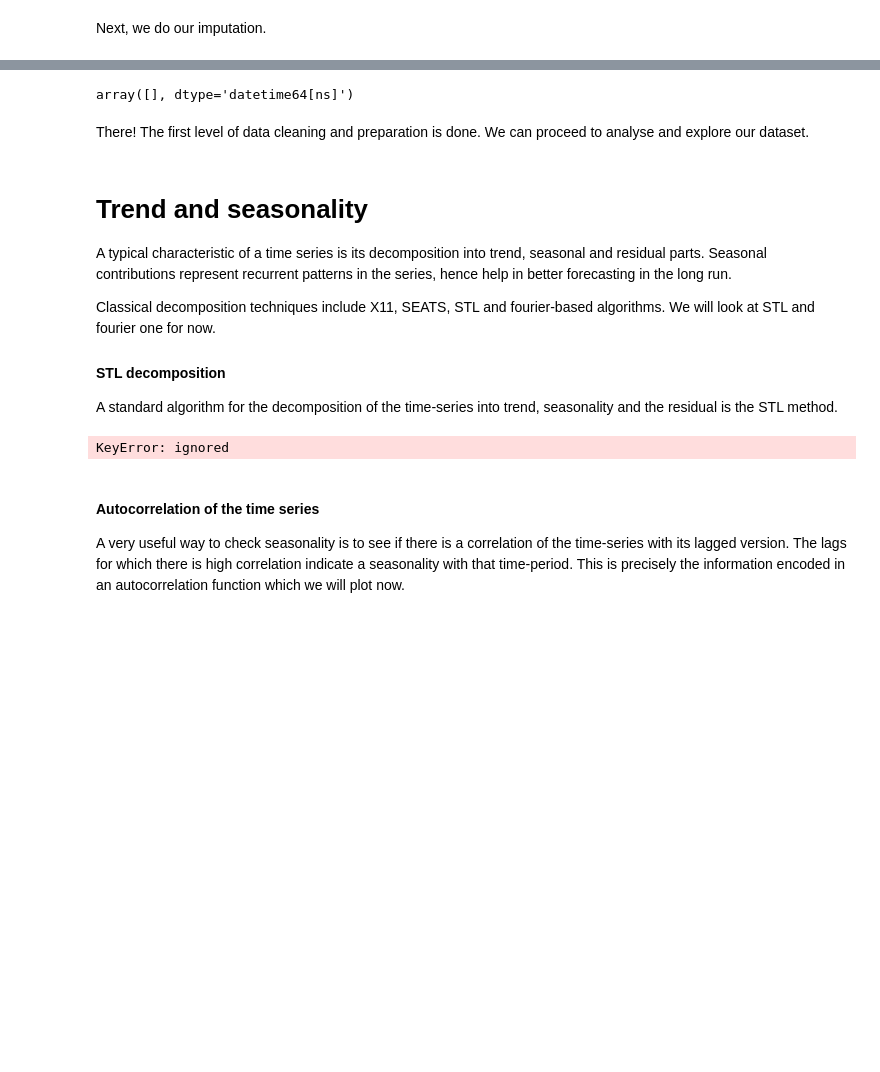
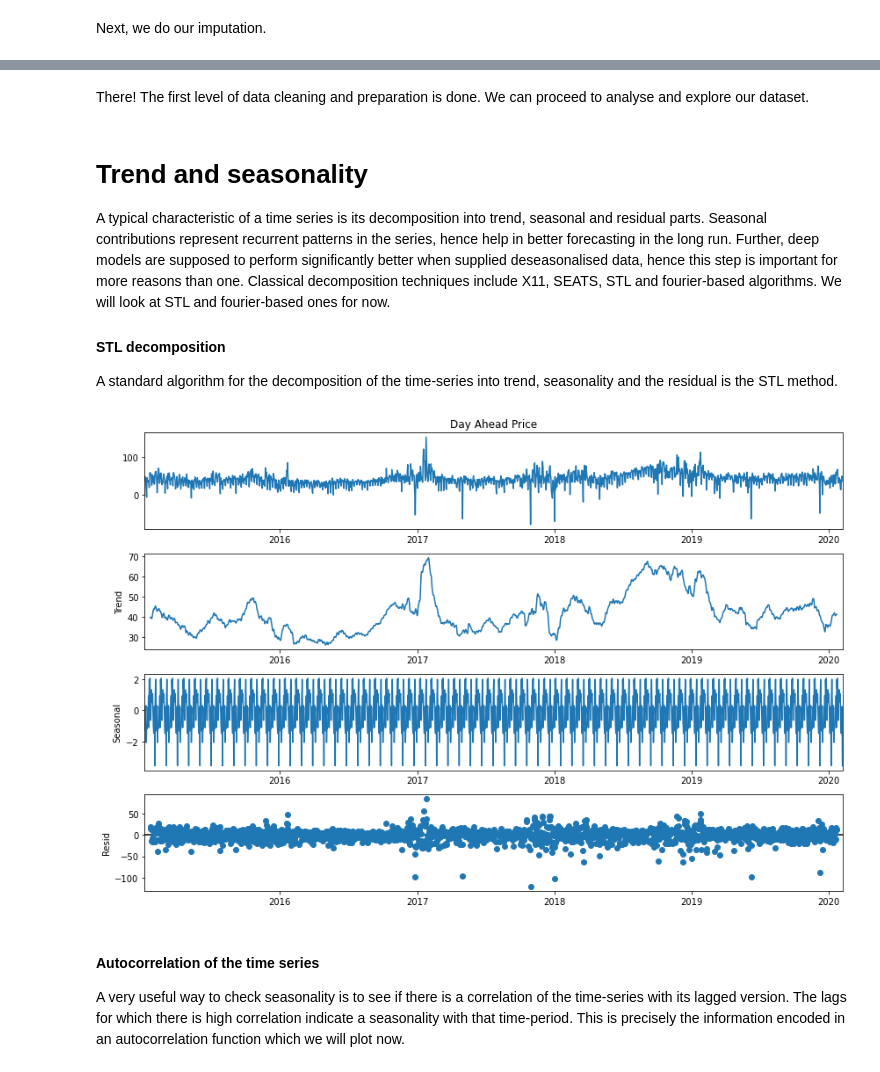
Before and after one commit to sandeshbhatjr/energy-prediction, a Jupyter notebook: docs/ep_cleandata.ipynb, the cells around one changed output, grey strips where cells are left out. Cells and saved outputs as stored; diff of their text form; code cells hidden in the pictures; blank space fills up the shorter version.

```diff
--- a/docs/ep_cleandata.ipynb
+++ b/docs/ep_cleandata.ipynb
@@ -211,10 +200,10 @@ def impute(df, col, verbose=True):
   imputed_df = df.copy(deep=True)
   for time in np.unique(df.index.time):
     if verbose:
-      print(time)
+      print("Imputation for time {}:".format(time))
     df_at_time = imputed_df[imputed_df.index.time == time]
-    missing_values_index_at_h = np.unique(df_at_time[df_at_time[col].isnull()].index.date).tolist()
-    for start, end in group_contiguous_points(missing_values_index_at_h):
+    missing_values_index_at_time = np.unique(df_at_time[df_at_time[col].isnull()].index.date).tolist()
+    for start, end in group_contiguous_points(missing_values_index_at_time):
       start_time = dt.datetime.combine(start, time)
       end_time = dt.datetime.combine(end, time)
       try:
@@ -240,7 +229,6 @@ def impute(df, col, verbose=True):
         if verbose:
           print("{} imputed".format(start_time + dt.timedelta(i)))
         imputed_df.loc[start_time + dt.timedelta(i), col] = imputation_list[i]
-  print
   assert np.all(imputed_df[col].notnull()) == True
   return imputed_df
 
@@ -263,42 +251,12 @@ Data at beginning skipped and date entry removed: 2015-01-01-2015-01-05
 2019-07-30 23:00:00 imputed
 2019-09-02 23:00:00 imputed
 2020-01-31 23:00:00 imputed
-# %%
-# drop the first few
-indices_to_drop = german_df[dt.datetime(2015,1,1,0,0,0):dt.datetime(2015,1,5,23,0,0)].index
-german_df.drop(indices_to_drop, inplace=True)
-
-# replace the rest
-german_df.loc[dt.datetime(2019,9,2,23,0,0), 'Day Ahead Price'] = \
-  (german_df.loc[dt.datetime(2019,9,1,23,0,0), 'Day Ahead Price'] + \
-   german_df.loc[dt.datetime(2019,9,3,23,0,0), 'Day Ahead Price'])/2
-german_df.loc[dt.datetime(2019,7,30,23,0,0), 'Day Ahead Price'] = \
-  (german_df.loc[dt.datetime(2019,7,29,23,0,0), 'Day Ahead Price'] + \
-   german_df.loc[dt.datetime(2019,7,31,23,0,0), 'Day Ahead Price'])/2
-for i in range(23):
-  german_df.loc[dt.datetime(2019,9,3,i,0,0), 'Day Ahead Price'] = \
-    (german_df.loc[dt.datetime(2019,9,2,i,0,0), 'Day Ahead Price'] + \
-     german_df.loc[dt.datetime(2019,9,4,i,0,0), 'Day Ahead Price'])/2
-  german_df.loc[dt.datetime(2019,7,31,i,0,0), 'Day Ahead Price'] = \
-    (german_df.loc[dt.datetime(2019,7,30,i,0,0), 'Day Ahead Price'] + \
-     german_df.loc[dt.datetime(2019,8,1,i,0,0), 'Day Ahead Price'])/2
-for i in range(24):
-  german_df.loc[dt.datetime(2020,1,31,i,0,0), 'Day Ahead Price'] = \
-    (german_df.loc[dt.datetime(2020,1,30,i,0,0), 'Day Ahead Price'] + \
-     german_df.loc[dt.datetime(2020,2,1,i,0,0), 'Day Ahead Price'])/2
-
-# check
-german_df['Date'][german_df['Day Ahead Price'].isnull()].unique()
-# %% [output]
-array([], dtype='datetime64[ns]')
 # %% [markdown]
 There! The first level of data cleaning and preparation is done. We can proceed to analyse and explore our dataset.
 # %% [markdown]
 # Trend and seasonality
 
-A typical characteristic of a time series is its decomposition into trend, seasonal and residual parts. Seasonal contributions represent recurrent patterns in the series, hence help in better forecasting in the long run.
-
-Classical decomposition techniques include X11, SEATS, STL and fourier-based algorithms. We will look at STL and fourier one for now.
+A typical characteristic of a time series is its decomposition into trend, seasonal and residual parts. Seasonal contributions represent recurrent patterns in the series, hence help in better forecasting in the long run. Further, deep models are supposed to perform significantly better when supplied deseasonalised data, hence this step is important for more reasons than one. Classical decomposition techniques include X11, SEATS, STL and fourier-based algorithms. We will look at STL and fourier-based ones for now.
 
 #### STL decomposition
 
@@ -306,14 +264,14 @@ A standard algorithm for the decomposition of the time-series into trend, season
 # %%
 import statsmodels.api as sm
 
-pdf = german_df.loc[german_df['Hour'] == 6, 'Day Ahead Price']
+pdf = imputed_german_df.loc[imputed_german_df.index.hour == 8, 'Day Ahead Price']
 
 with mpl.rc_context():
   mpl.rc("figure", figsize=(12,8))
-  sm.tsa.seasonal_decompose(pdf, period=365).plot()
+  sm.tsa.seasonal_decompose(pdf, period=30).plot()
   result = sm.tsa.stattools.adfuller(pdf)
 # %% [output]
-KeyError: ignored
+[figure, added]
 # %% [markdown]
 #### Autocorrelation of the time series
 
```
Also changed, not shown: parts of 25 cells of this notebook.
